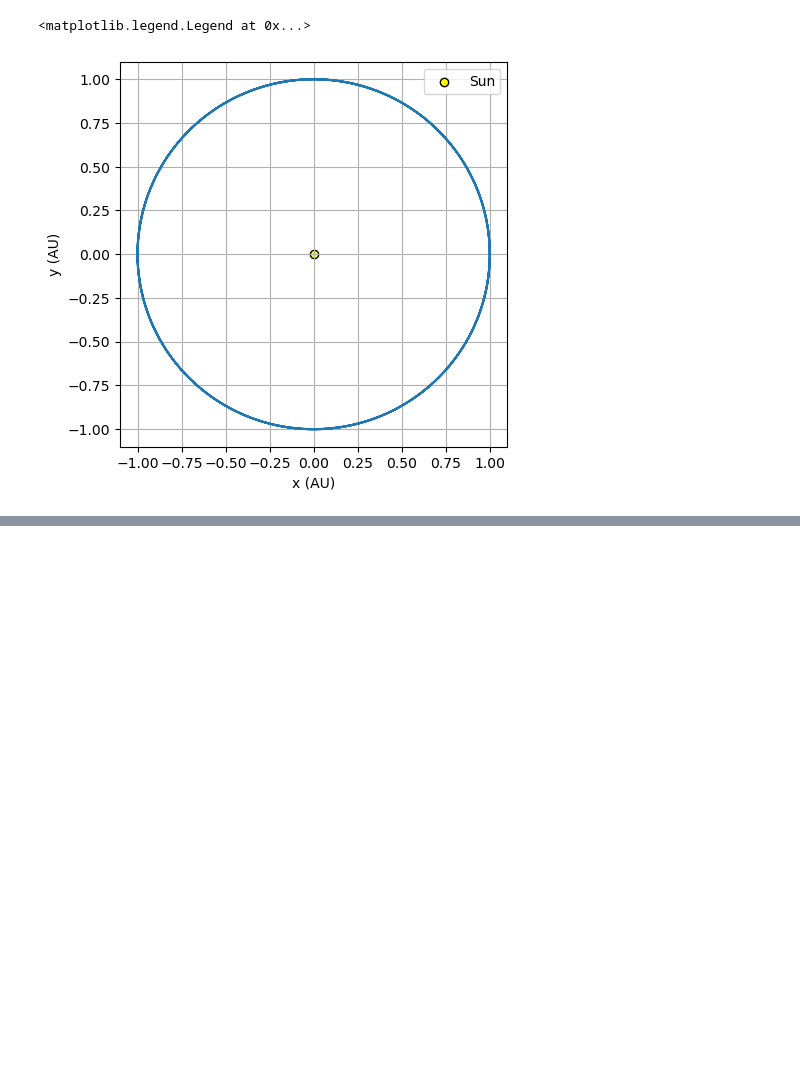
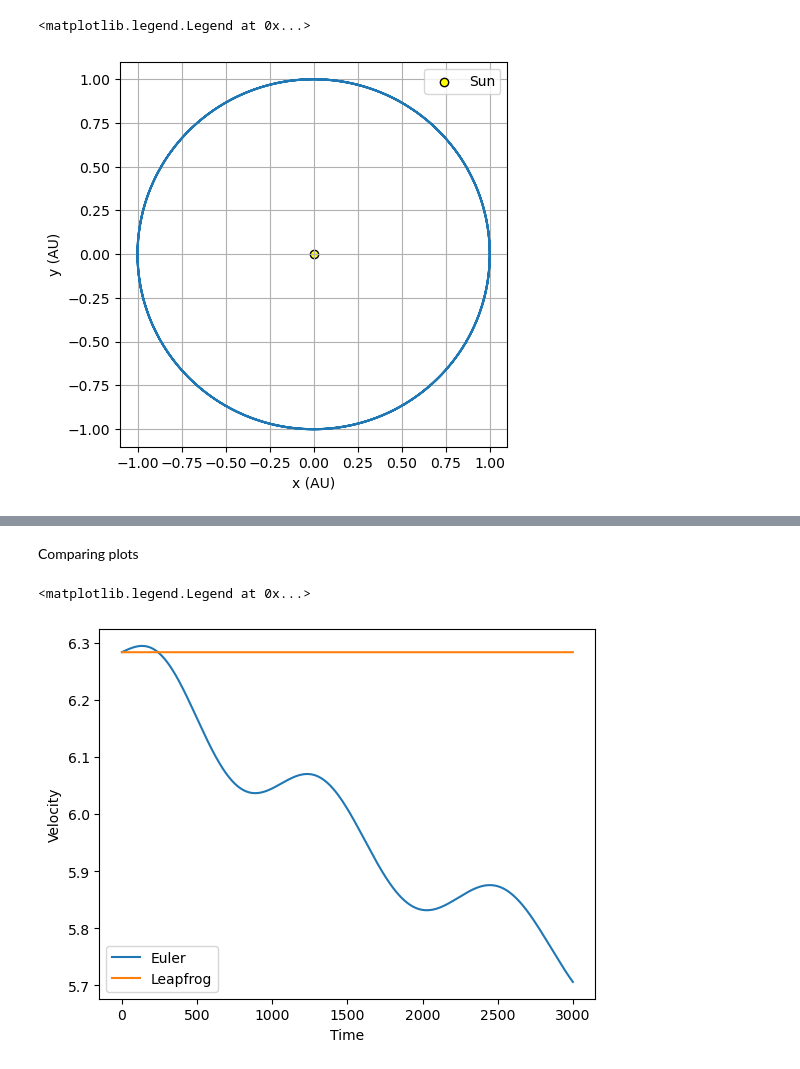
Before and after one commit to kparrine/Computational_Astro, a Jupyter notebook: C4/C4.ipynb, the cells around one changed output, grey strips where cells are left out. Saved outputs shown, nothing was run; the diff lists cells and outputs as text; code cells hidden in the pictures; blank space fills up the shorter version.

```diff
--- a/C4/C4.ipynb
+++ b/C4/C4.ipynb
@@ -128,0 +158,22 @@ plt.legend()
+# %% [markdown]
+Comparing plots
+# %%
+G = 4*np.pi**2
+M = 1 #solar mass
+x, y = 0,1 #AU
+r = np.sqrt(x**2+y**2)
+vcirc = np.sqrt(G*M/r)
+
+
+xE,yE,vxE,vyE,steps = Euler(1,0,0,vcirc,3,0.001)
+xL,yL,vxL,vyL,steps = Leapfrog(1,0,0,vcirc,3,0.001)
+
+
+plt.plot(steps, np.sqrt(vxE**2+vyE**2),label="Euler")
+plt.plot(steps, np.sqrt(vxL**2+vyL**2),label="Leapfrog")
+plt.xlabel("Time")
+plt.ylabel("Velocity")
+plt.legend()
+# %% [output]
+<matplotlib.legend.Legend at 0x...>
+[figure, added]
```
Also changed, not shown: parts of 6 cells of this notebook.
